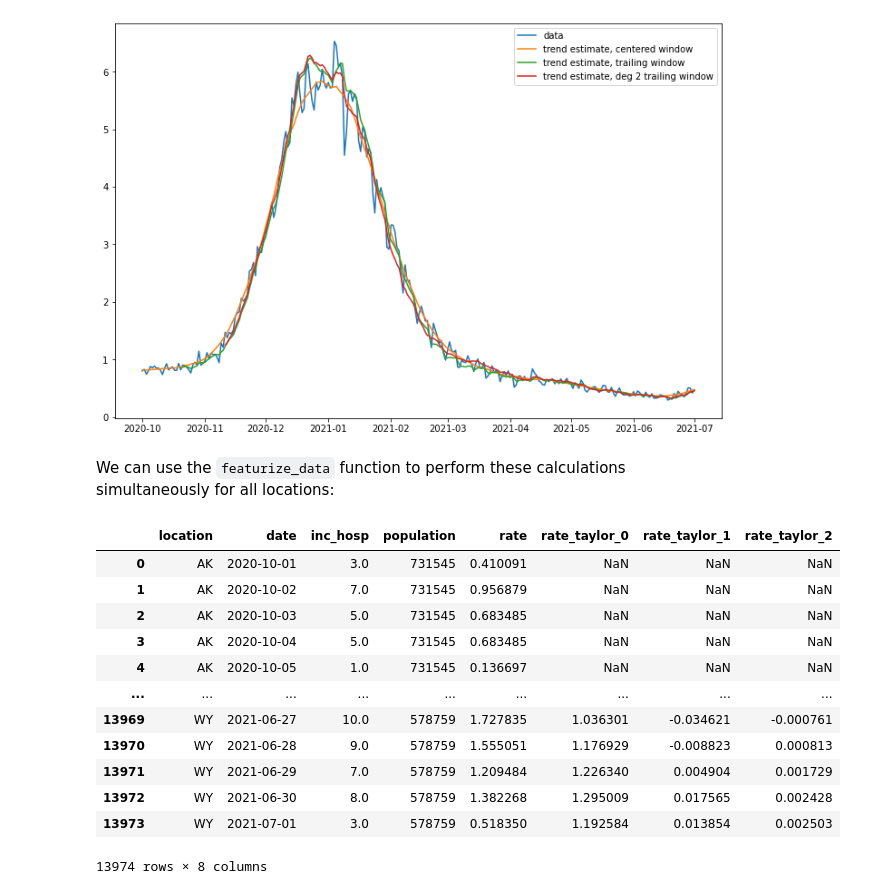
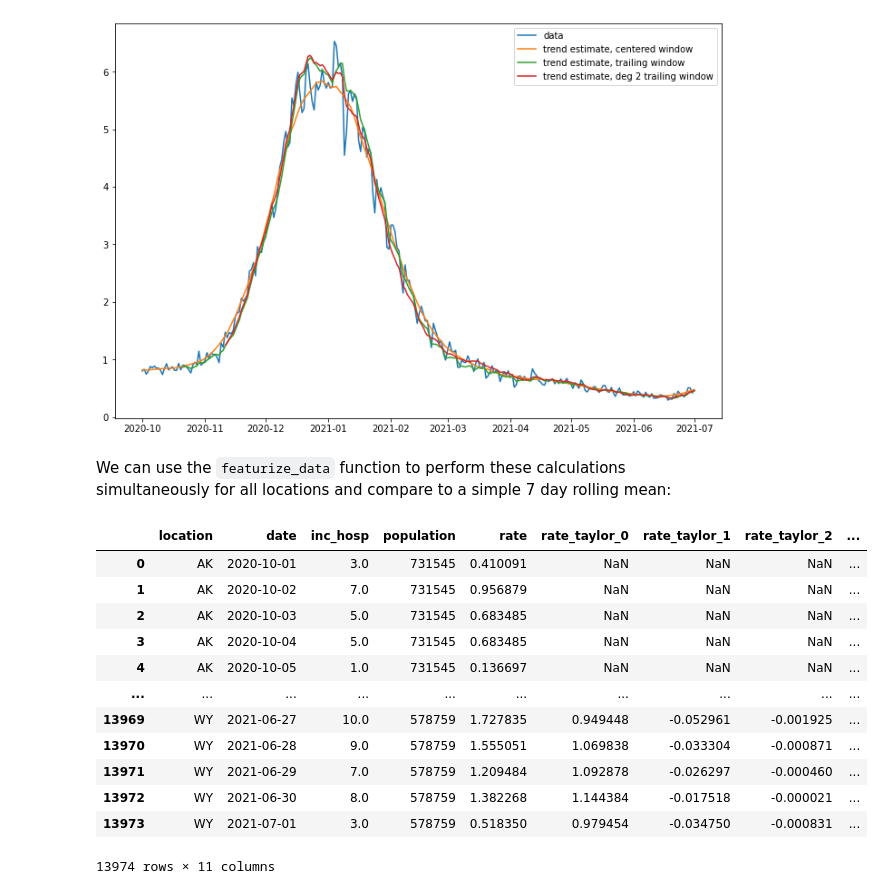
Before and after one commit to reichlab/timeseriesutils, a Jupyter notebook: demo.ipynb, the cells around one changed output. Drawn from its saved outputs; the diff is of its cells as text; code cells hidden in the pictures.

```diff
--- a/demo.ipynb
+++ b/demo.ipynb
@@ -207,40 +207,61 @@ plt.legend()
 <matplotlib.legend.Legend at 0x...>
 [figure]
 # %% [markdown]
-We can use the `featurize_data` function to perform these calculations simultaneously for all locations:
+We can use the `featurize_data` function to perform these calculations simultaneously for all locations and compare to a simple 7 day rolling mean:
 # %%
 import importlib
 featurize = importlib.reload(featurize)
 # %%
 all_data_w_taylor_deg1, _, _ = featurize.featurize_data(
     data, target_var='rate', group_vars=['location'],
-    features = [{
-        'fun': 'windowed_taylor_coefs',
-        'args': {
-            'target_var': 'rate',
-            'group_vars': ['location'],
-            'taylor_degree': 2,
-            'window_align': 'trailing',
-            'window_size': 35,
-            'fill_edges': False
+    features = [
+        {
+            'fun': 'windowed_taylor_coefs',
+            'args': {
+                'target_var': 'rate',
+                'group_vars': ['location'],
+                'taylor_degree': 2,
+                # 'taylor_degree': 1,
+                'window_align': 'trailing',
+                'window_size': 42,
+                # 'window_size': 29,
+                'fill_edges': False
+            }
+        },
+        {
+            'fun': 'rolling_mean',
+            'args': {
+                'target_var': 'rate',
+                'group_vars': ['location'],
+                'window_size': 7
+            }
+        },
+        {
+            'fun': 'lagged_values',
+            'args': {
+                'target_var': 'rate_roll_mean_7',
+                'group_vars': ['location'],
+                'lags': [7]
+            }
         }
-    }])
+    ])
 
+all_data_w_taylor_deg1['empirical_deriv'] = (all_data_w_taylor_deg1['rate_roll_mean_7'] - all_data_w_taylor_deg1['rate_roll_mean_7_lag_7']) / 7
 all_data_w_taylor_deg1
 # %% [output]
-|  | location | date | inc_hosp | population | rate | rate_taylor_0 | rate_taylor_1 | rate_taylor_2 |
-| 0 | AK | 2020-10-01 | 3.0 | 731545 | 0.410091 | NaN | NaN | NaN |
-| 1 | AK | 2020-10-02 | 7.0 | 731545 | 0.956879 | NaN | NaN | NaN |
-| 2 | AK | 2020-10-03 | 5.0 | 731545 | 0.683485 | NaN | NaN | NaN |
-| 3 | AK | 2020-10-04 | 5.0 | 731545 | 0.683485 | NaN | NaN | NaN |
-| 4 | AK | 2020-10-05 | 1.0 | 731545 | 0.136697 | NaN | NaN | NaN |
-| ... | ... | ... | ... | ... | ... | ... | ... | ... |
-| 13969 | WY | 2021-06-27 | 10.0 | 578759 | 1.727835 | 1.036301 | -0.034621 | -0.000761 |
-| 13970 | WY | 2021-06-28 | 9.0 | 578759 | 1.555051 | 1.176929 | -0.008823 | 0.000813 |
-| 13971 | WY | 2021-06-29 | 7.0 | 578759 | 1.209484 | 1.226340 | 0.004904 | 0.001729 |
-| 13972 | WY | 2021-06-30 | 8.0 | 578759 | 1.382268 | 1.295009 | 0.017565 | 0.002428 |
-| 13973 | WY | 2021-07-01 | 3.0 | 578759 | 0.518350 | 1.192584 | 0.013854 | 0.002503 |
+|  | location | date | inc_hosp | population | rate | rate_taylor_0 | rate_taylor_1 | rate_taylor_2 | ... |
+| 0 | AK | 2020-10-01 | 3.0 | 731545 | 0.410091 | NaN | NaN | NaN | ... |
+| 1 | AK | 2020-10-02 | 7.0 | 731545 | 0.956879 | NaN | NaN | NaN | ... |
+| 2 | AK | 2020-10-03 | 5.0 | 731545 | 0.683485 | NaN | NaN | NaN | ... |
+| 3 | AK | 2020-10-04 | 5.0 | 731545 | 0.683485 | NaN | NaN | NaN | ... |
+| 4 | AK | 2020-10-05 | 1.0 | 731545 | 0.136697 | NaN | NaN | NaN | ... |
+| ... | ... | ... | ... | ... | ... | ... | ... | ... | ... |
+| 13969 | WY | 2021-06-27 | 10.0 | 578759 | 1.727835 | 0.949448 | -0.052961 | -0.001925 | ... |
+| 13970 | WY | 2021-06-28 | 9.0 | 578759 | 1.555051 | 1.069838 | -0.033304 | -0.000871 | ... |
+| 13971 | WY | 2021-06-29 | 7.0 | 578759 | 1.209484 | 1.092878 | -0.026297 | -0.000460 | ... |
+| 13972 | WY | 2021-06-30 | 8.0 | 578759 | 1.382268 | 1.144384 | -0.017518 | -0.000021 | ... |
+| 13973 | WY | 2021-07-01 | 3.0 | 578759 | 0.518350 | 0.979454 | -0.034750 | -0.000831 | ... |
-13974 rows × 8 columns
+13974 rows × 11 columns
 # %%
 locations = all_data_w_taylor_deg1.location.unique()
 fig_ncol = 2
```
Also changed, not shown: parts of 1 cell of this notebook.
